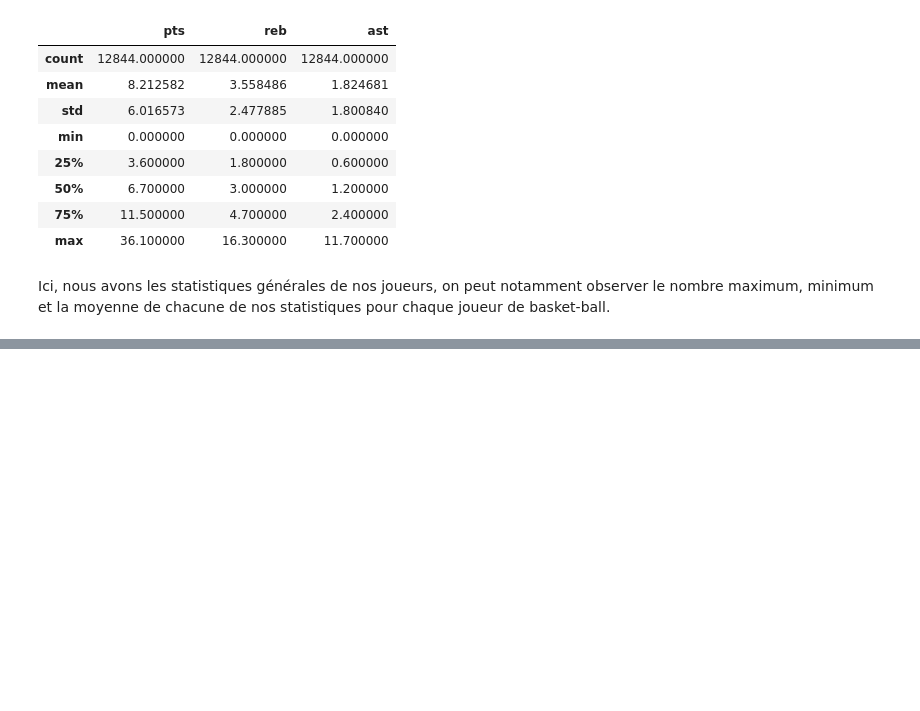
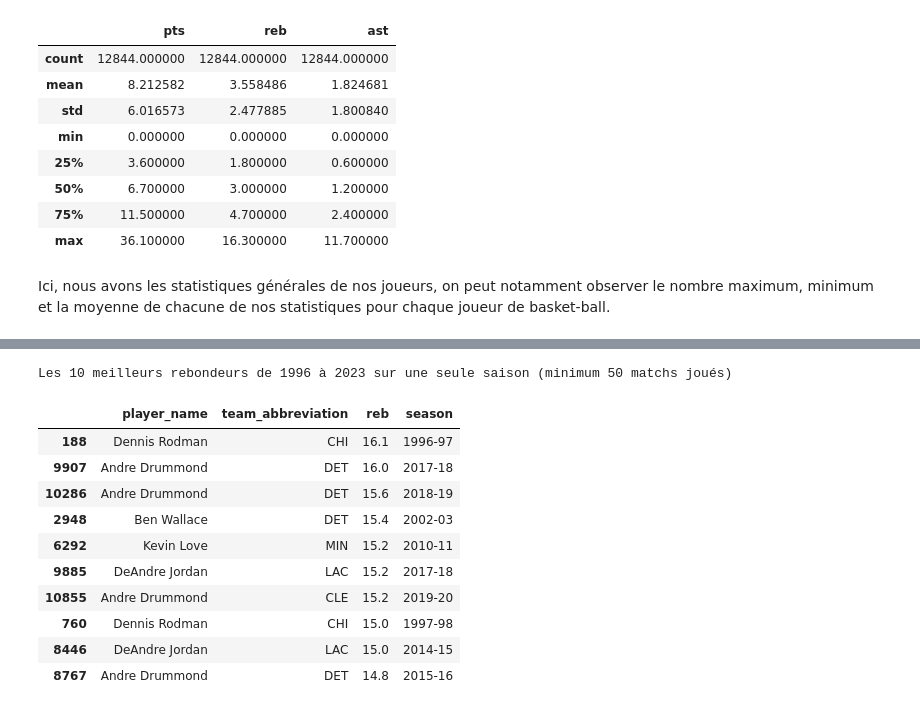
Before and after one commit to TAMINE-CYRIL/NBAStats, a Jupyter notebook: notebook.ipynb, the cells around one changed output, grey strips where cells are left out. Cells and saved outputs as stored; diff of their text form; code cells hidden in the pictures; blank space fills up the shorter version.

```diff
--- a/notebook.ipynb
+++ b/notebook.ipynb
@@ -135,0 +156,17 @@ Ici, nous avons les statistiques générales de nos joueurs, on peut notamment o
+# %%
+col = ["player_name", "team_abbreviation", "reb", "season"]
+print("Les 10 meilleurs rebondeurs de 1996 à 2023 sur une seule saison (minimum 50 matchs joués)")
+df[df["gp"]>50][col].nlargest(10, "reb")
+# %% [output]
+Les 10 meilleurs rebondeurs de 1996 à 2023 sur une seule saison (minimum 50 matchs joués)
+|  | player_name | team_abbreviation | reb | season |
+| 188 | Dennis Rodman | CHI | 16.1 | 1996-97 |
+| 9907 | Andre Drummond | DET | 16.0 | 2017-18 |
+| 10286 | Andre Drummond | DET | 15.6 | 2018-19 |
+| 2948 | Ben Wallace | DET | 15.4 | 2002-03 |
+| 6292 | Kevin Love | MIN | 15.2 | 2010-11 |
+| 9885 | DeAndre Jordan | LAC | 15.2 | 2017-18 |
+| 10855 | Andre Drummond | CLE | 15.2 | 2019-20 |
+| 760 | Dennis Rodman | CHI | 15.0 | 1997-98 |
+| 8446 | DeAndre Jordan | LAC | 15.0 | 2014-15 |
+| 8767 | Andre Drummond | DET | 14.8 | 2015-16 |
```
Also changed, not shown: parts of 6 cells of this notebook.
